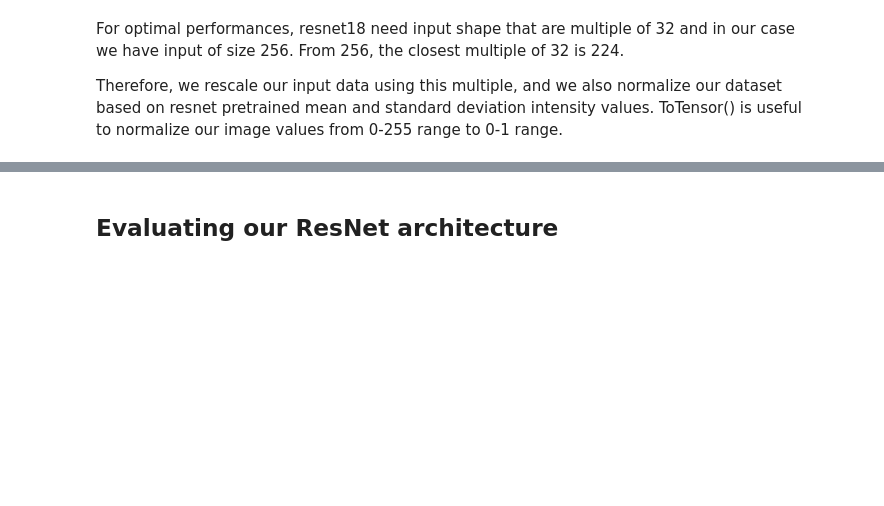
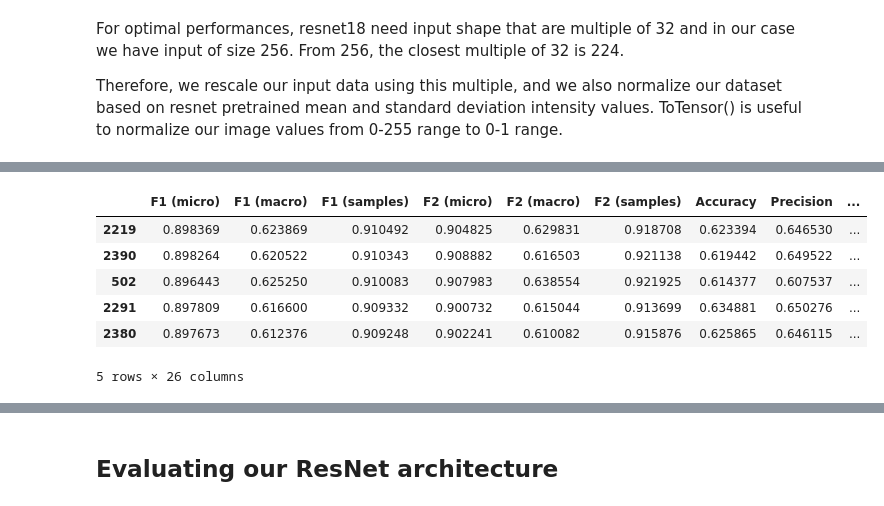
Before and after one commit to AristiPap/Identification-of-human-activities-in-the-Amazon-forests, a Jupyter notebook: Transfer Learning.ipynb, the cells around one changed output, grey strips where cells are left out. Cells and saved outputs as stored; diff of their text form; code cells hidden in the pictures; blank space fills up the shorter version.

```diff
--- a/Transfer Learning.ipynb
+++ b/Transfer Learning.ipynb
@@ -438,6 +469,7 @@ def learning_curves(
 # %%
 most_recent_checkpoint = get_most_recent_checkpoint(MODEL_WEIGHTS_DIR)
 
+most_recent_checkpoint = None # Comment out if you wanna load a checkpoint
 if most_recent_checkpoint is None:
     checkpoint_dir = Path.cwd() / 'models'
     checkpoint_dir.mkdir(parents=True, exist_ok=True)
@@ -461,0 +523,32 @@ else:
+# %%
+import itertools
+from sklearn.metrics import f1_score, fbeta_score, accuracy_score, precision_score, recall_score
+from functools import partial
+
+def get_scorers() -> tp.List[tp.Tuple[str, tp.Callable[[ntp.NDArray[np.int_], ntp.NDArray[np.int_]], np.float_]]]:
+    return [
+        ('F1 (micro)', partial(f1_score, average='micro', zero_division=0)),
+        ('F1 (macro)', partial(f1_score, average='macro', zero_division=0)),
+        ('F1 (samples)', partial(f1_score, average='samples', zero_division=0)),
+        ('F2 (micro)', partial(fbeta_score, beta=2, average='micro', zero_division=0)),
+        ('F2 (macro)', partial(fbeta_score, beta=2, average='macro', zero_division=0)),
+        ('F2 (samples)', partial(fbeta_score, beta=2, average='samples', zero_division=0)),
+        ('Accuracy', accuracy_score),
+        ('Precision', partial(precision_score, average='macro', zero_division=0)),
+        ('Recall', partial(recall_score, average='macro', zero_division=0)),
+    ]
+
+def evaluate(y_true: ntp.NDArray[np.int_], logits: ntp.NDArray[np.float_]) -> pd.DataFrame:
+    scorers, data = get_scorers(), {}
+    for i in tqdm(range(2500)):
+        thresholds = np.random.uniform(low=0.0, high=0.5, size=17)
+
+        y_pred = (logits > thresholds).astype(int)
+
+        scores = []
+        for _, scorer in scorers:
+            scores.append(scorer(y_true, y_pred))
+
+        data[i] = scores + thresholds.tolist()
+
+    return pd.DataFrame.from_dict(data, columns=[name for name, _ in scorers] + [f'Thresh #{i + 1}' for i in range(17)], orient='index')
@@ -461,0 +601,12 @@ else:
+# %%
+results_val = evaluate(y_val, logits_val)
+# %%
+results_val.sort_values(by='F1 (samples)', ascending=False).head()
+# %% [output]
+|  | F1 (micro) | F1 (macro) | F1 (samples) | F2 (micro) | F2 (macro) | F2 (samples) | Accuracy | Precision | ... |
+| 2219 | 0.898369 | 0.623869 | 0.910492 | 0.904825 | 0.629831 | 0.918708 | 0.623394 | 0.646530 | ... |
+| 2390 | 0.898264 | 0.620522 | 0.910343 | 0.908882 | 0.616503 | 0.921138 | 0.619442 | 0.649522 | ... |
+| 502 | 0.896443 | 0.625250 | 0.910083 | 0.907983 | 0.638554 | 0.921925 | 0.614377 | 0.607537 | ... |
+| 2291 | 0.897809 | 0.616600 | 0.909332 | 0.900732 | 0.615044 | 0.913699 | 0.634881 | 0.650276 | ... |
+| 2380 | 0.897673 | 0.612376 | 0.909248 | 0.902241 | 0.610082 | 0.915876 | 0.625865 | 0.646115 | ... |
+5 rows × 26 columns
```
Also changed, not shown: parts of 28 cells of this notebook, 7 other files.
